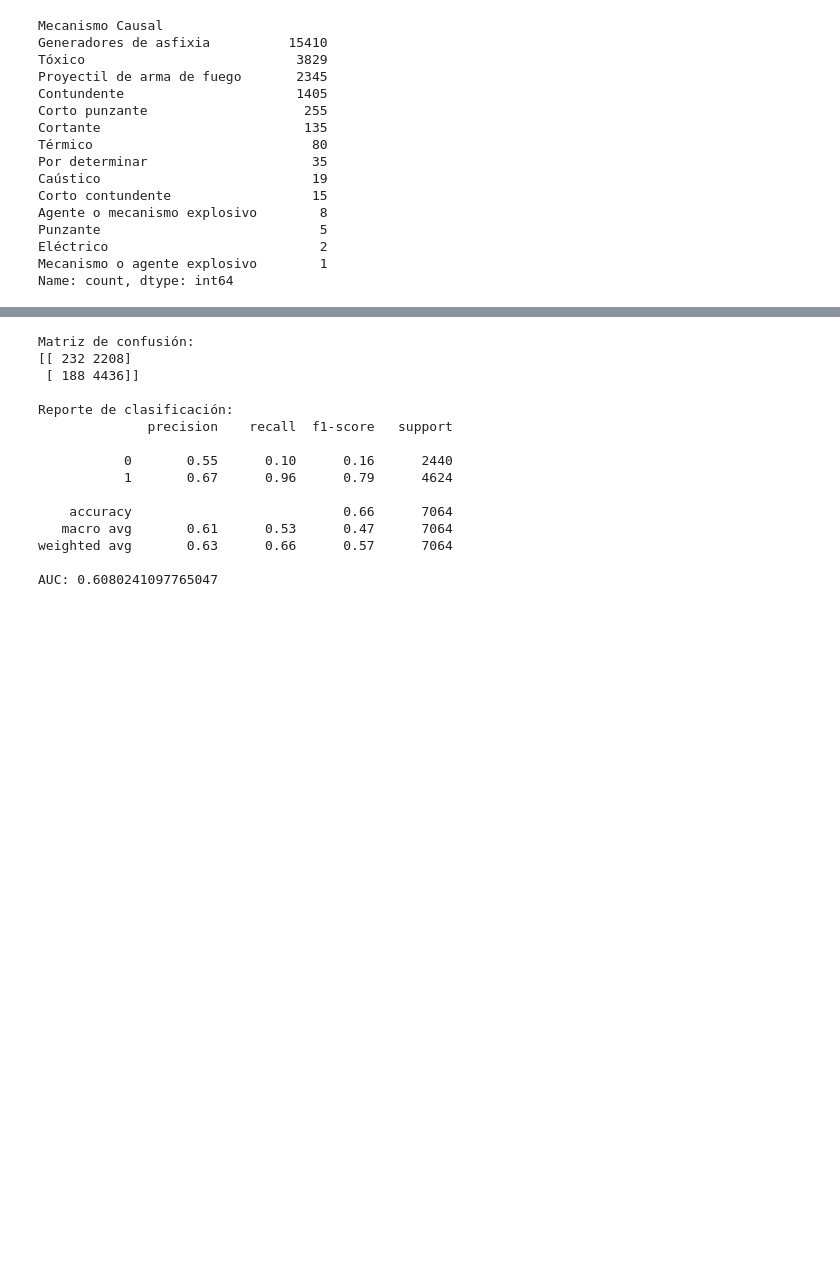
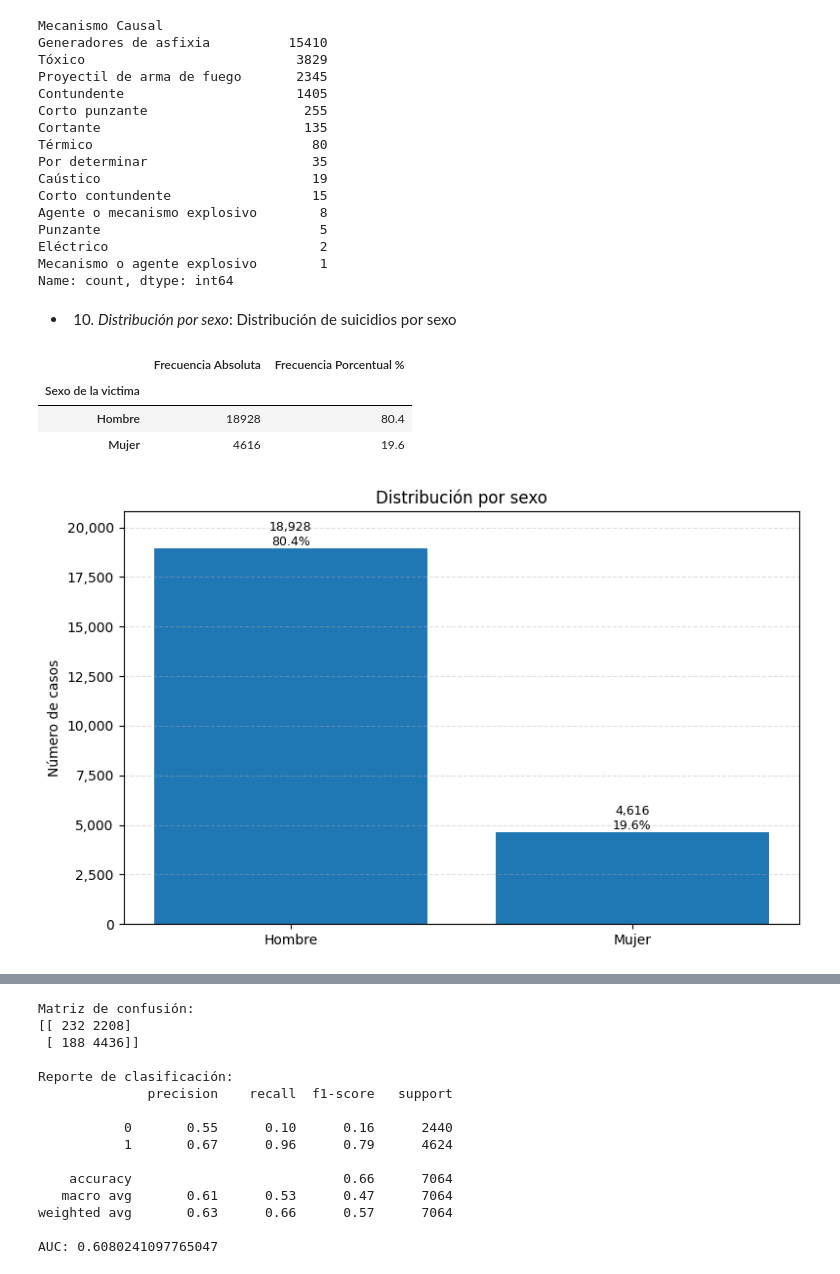
Before and after one commit to jthowinsson/Suicidio_Colombia, a Jupyter notebook: _sources/Eda.ipynb, the cells around one changed output, grey strips where cells are left out. Cells and saved outputs as stored; diff of their text form; code cells hidden in the pictures; blank space fills up the shorter version.

```diff
--- a/_sources/Eda.ipynb
+++ b/_sources/Eda.ipynb
@@ -231,3 +222,72 @@ Punzante                            5
 Eléctrico                           2
 Mecanismo o agente explosivo        1
 Name: count, dtype: int64
+# %% [markdown]
+- 10. *Distribución por sexo*:
+Distribución de suicidios por sexo
+# %%
+import pandas as pd
+import matplotlib.pyplot as plt
+
+# Detecta la columna de sexo
+col_sexo = next((c for c in df.columns if 'sexo' in c.lower()), None)
+if col_sexo is None:
+    raise ValueError("No encuentro una columna que contenga 'sexo' en su nombre.")
+
+# Tabla n y %
+serie = (df[col_sexo].astype(str).str.strip().str.title()
+         .replace({'Nan':'Desconocido'}))
+vc = serie.value_counts(dropna=False)
+pct = (vc / vc.sum() * 100).round(1)
+tabla = pd.DataFrame({'Frecuencia Absoluta': vc, 'Frecuencia Porcentual %': pct})
+from IPython.display import display
+display(tabla)
+
+# Gráfico
+#fig, ax = plt.subplots()
+#ax.bar(vc.index, vc.values)
+#ax.set_title("Distribución por sexo")
+#ax.set_ylabel("Número de casos")
+#for i, v in enumerate(vc.values):
+    #ax.text(i, v, f"{v}\n{pct.iloc[i]}%", ha='center', va='bottom', fontsize=9)
+#plt.show()
+# %% [output]
+|  | Frecuencia Absoluta | Frecuencia Porcentual % |
+| Sexo de la victima |  |  |
+| Hombre | 18928 | 80.4 |
+| Mujer | 4616 | 19.6 |
+# %%
+import pandas as pd
+import matplotlib.pyplot as plt
+from matplotlib.ticker import StrMethodFormatter
+
+# Serie limpia
+col_sexo = next((c for c in df.columns if 'sexo' in c.lower()))
+s = (df[col_sexo].astype(str).str.strip().str.title()
+     .replace({'Nan':'Desconocido'}))
+vc = s.value_counts(dropna=False)
+pct = (vc / vc.sum() * 100).round(1)
+
+# Ordena por frecuencia
+vc = vc.sort_values(ascending=False)
+pct = pct[vc.index]
+
+# Gráfico
+fig, ax = plt.subplots(figsize=(8,5))
+bars = ax.bar(vc.index, vc.values)
+ax.set_title("Distribución por sexo")
+ax.set_ylabel("Número de casos")
+ax.yaxis.set_major_formatter(StrMethodFormatter('{x:,.0f}'))
+ax.yaxis.grid(True, linestyle='--', alpha=0.4)
+plt.xticks(rotation=0)
+
+# Anota n y %
+for rect, n, p in zip(bars, vc.values, pct.values):
+    ax.text(rect.get_x() + rect.get_width()/2, rect.get_height(),
+            f"{int(n):,}\n{p:.1f}%", ha='center', va='bottom', fontsize=9)
+
+ax.margins(y=0.1)
+plt.tight_layout()
+plt.show()
+# %% [output]
+[figure, added]
```
Also changed, not shown: parts of 26 cells of this notebook, 19 other files.
